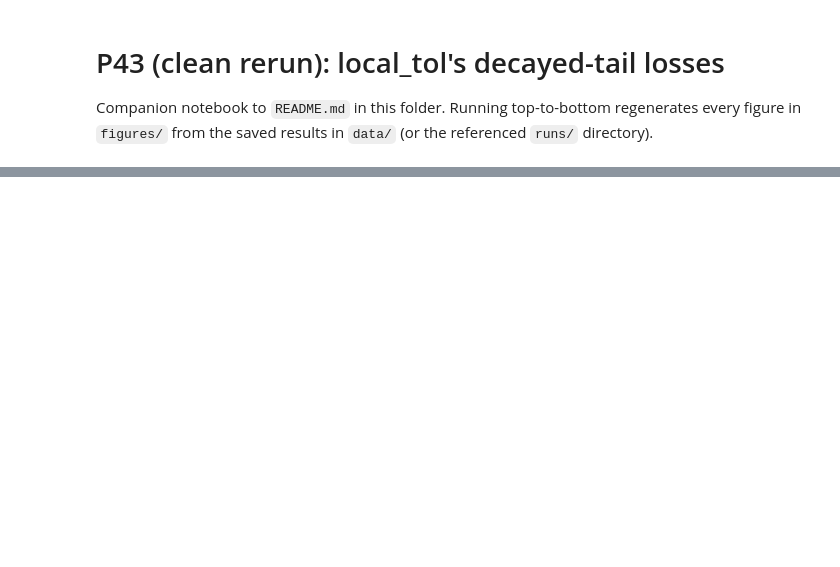
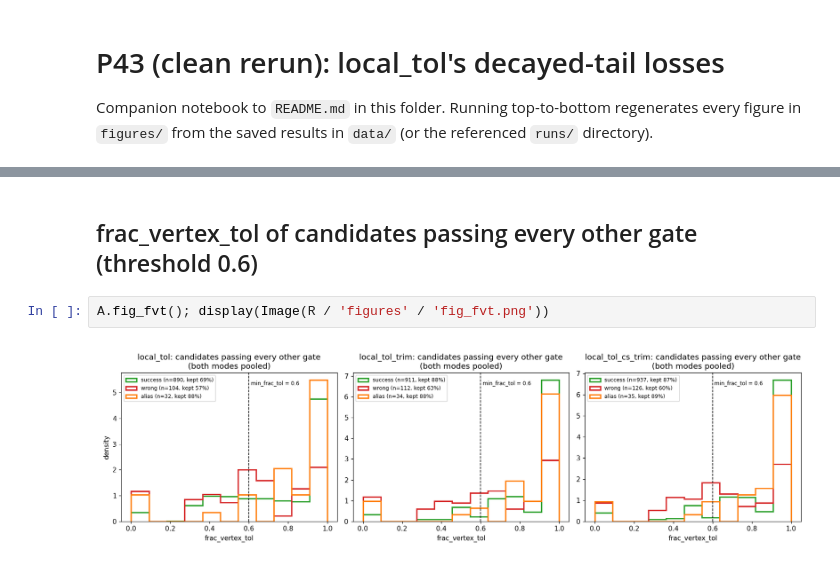
Before and after one commit to rae-holcomb/ss_redevelopment, a Jupyter notebook: reports/2026-11-16_p43-clean-rerun/notebook.ipynb, the cells around one changed output, grey strips where cells are left out. Cells and saved outputs as stored; diff of their text form; blank space fills up the shorter version.

```diff
--- a/reports/2026-11-16_p43-clean-rerun/notebook.ipynb
+++ b/reports/2026-11-16_p43-clean-rerun/notebook.ipynb
@@ -30,0 +84,6 @@ One section per figure in the README, same order.
+# %% [markdown]
+## frac_vertex_tol of candidates passing every other gate (threshold 0.6)
+# %%
+A.fig_fvt(); display(Image(R / 'figures' / 'fig_fvt.png'))
+# %% [output]
+[figure, added]
```
Also changed, not shown: parts of 16 cells of this notebook, 49 other files.
